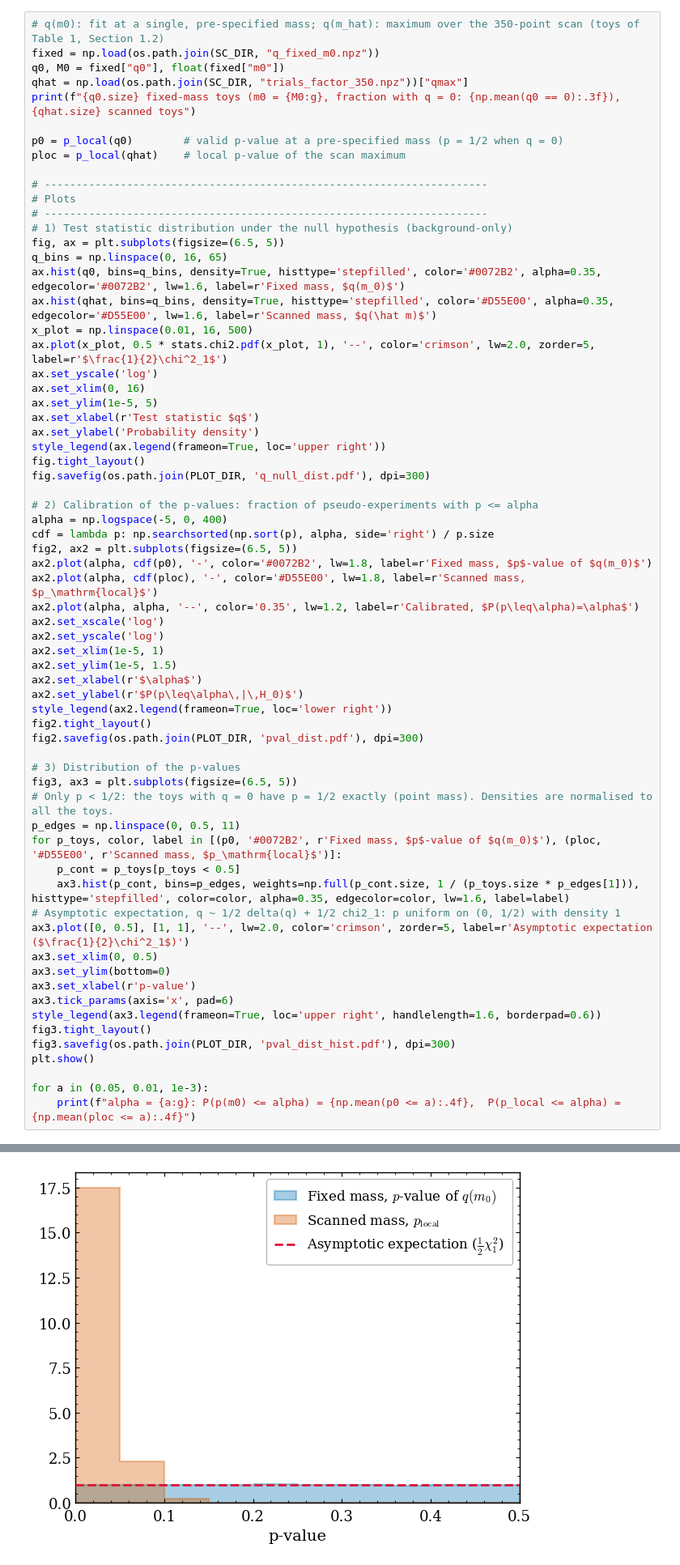
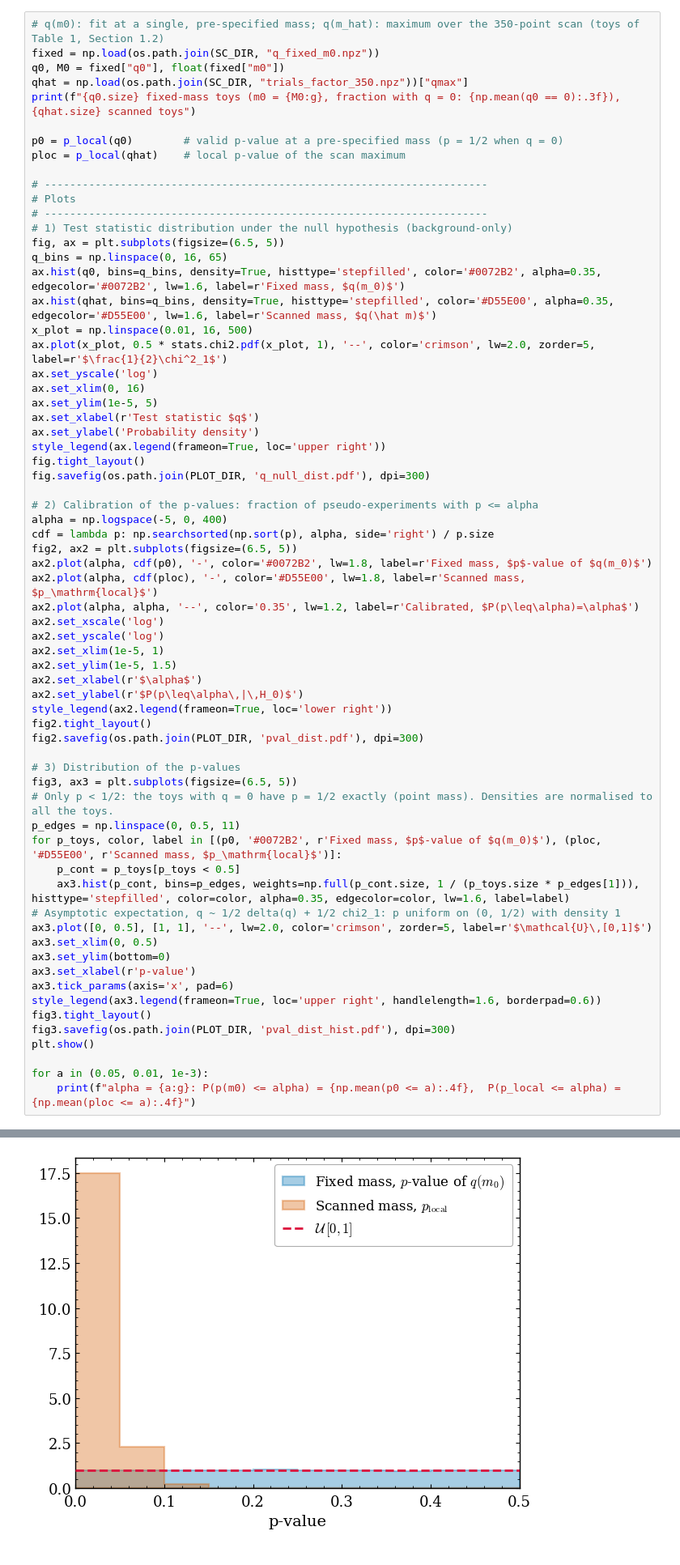
Before and after one commit to serodribe/LEE_review, a Jupyter notebook: notebooks/experiments.ipynb, the cells around one changed output, grey strips where cells are left out. Shown at 81% size. Drawn from its saved outputs; the diff is of its cells as text.

```diff
--- a/notebooks/experiments.ipynb
+++ b/notebooks/experiments.ipynb
@@ -160,35 +160,35 @@ ax2.set_xlim(1e-5, 1)
 ax2.set_ylim(1e-5, 1.5)
 ax2.set_xlabel(r'$\alpha$')
 ax2.set_ylabel(r'$P(p\leq\alpha\,|\,H_0)$')
 style_legend(ax2.legend(frameon=True, loc='lower right'))
 fig2.tight_layout()
 fig2.savefig(os.path.join(PLOT_DIR, 'pval_dist.pdf'), dpi=300)
 
 # 3) Distribution of the p-values
 fig3, ax3 = plt.subplots(figsize=(6.5, 5))
 # Only p < 1/2: the toys with q = 0 have p = 1/2 exactly (point mass). Densities are normalised to all the toys.
 p_edges = np.linspace(0, 0.5, 11)
 for p_toys, color, label in [(p0, '#0072B2', r'Fixed mass, $p$-value of $q(m_0)$'), (ploc, '#D55E00', r'Scanned mass, $p_\mathrm{local}$')]:
     p_cont = p_toys[p_toys < 0.5]
     ax3.hist(p_cont, bins=p_edges, weights=np.full(p_cont.size, 1 / (p_toys.size * p_edges[1])), histtype='stepfilled', color=color, alpha=0.35, edgecolor=color, lw=1.6, label=label)
 # Asymptotic expectation, q ~ 1/2 delta(q) + 1/2 chi2_1: p uniform on (0, 1/2) with density 1
-ax3.plot([0, 0.5], [1, 1], '--', lw=2.0, color='crimson', zorder=5, label=r'Asymptotic expectation ($\frac{1}{2}\chi^2_1$)')
+ax3.plot([0, 0.5], [1, 1], '--', lw=2.0, color='crimson', zorder=5, label=r'$\mathcal{U}\,[0,1]$')
 ax3.set_xlim(0, 0.5)
 ax3.set_ylim(bottom=0)
 ax3.set_xlabel(r'p-value')
 ax3.tick_params(axis='x', pad=6)
 style_legend(ax3.legend(frameon=True, loc='upper right', handlelength=1.6, borderpad=0.6))
 fig3.tight_layout()
 fig3.savefig(os.path.join(PLOT_DIR, 'pval_dist_hist.pdf'), dpi=300)
 plt.show()
 
 for a in (0.05, 0.01, 1e-3):
     print(f"alpha = {a:g}: P(p(m0) <= alpha) = {np.mean(p0 <= a):.4f},  P(p_local <= alpha) = {np.mean(ploc <= a):.4f}")
 # %% [output]
 100000 fixed-mass toys (m0 = 3, fraction with q = 0: 0.501), 300000 scanned toys
 [figure]
 [figure]
-[figure, old version]
+[figure, new version]
 alpha = 0.05: P(p(m0) <= alpha) = 0.0503,  P(p_local <= alpha) = 0.8736
 alpha = 0.01: P(p(m0) <= alpha) = 0.0099,  P(p_local <= alpha) = 0.3515
 alpha = 0.001: P(p(m0) <= alpha) = 0.0009,  P(p_local <= alpha) = 0.0493
```
Also changed, not shown: parts of 9 cells of this notebook, 14 other files.
